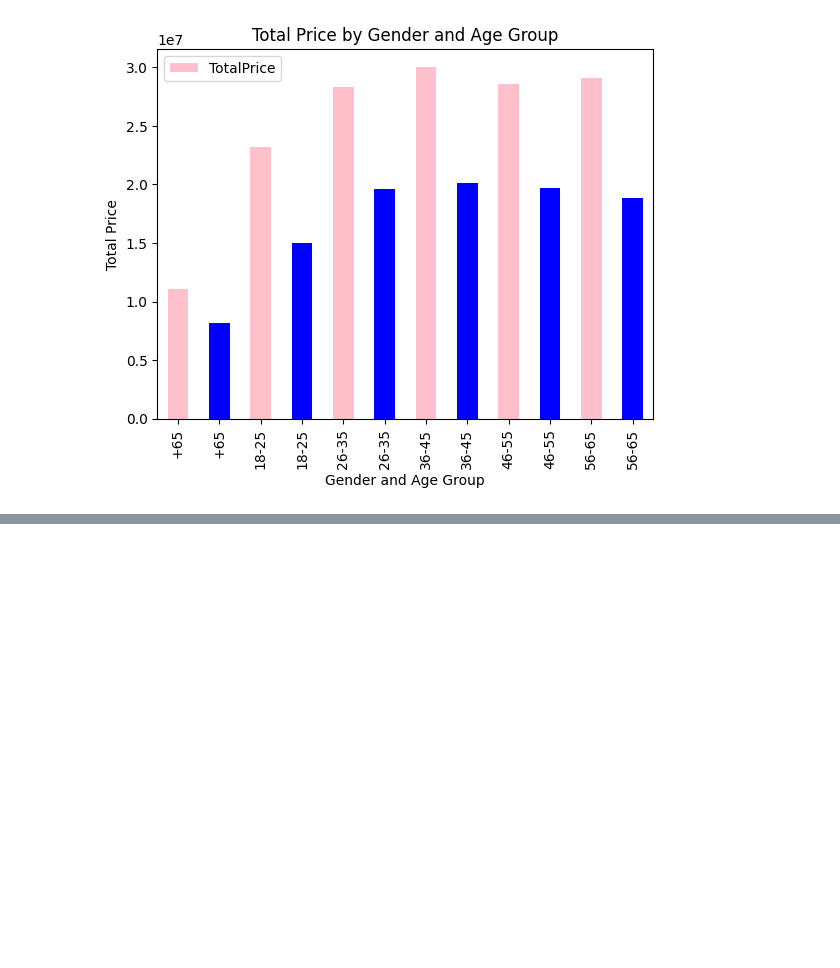
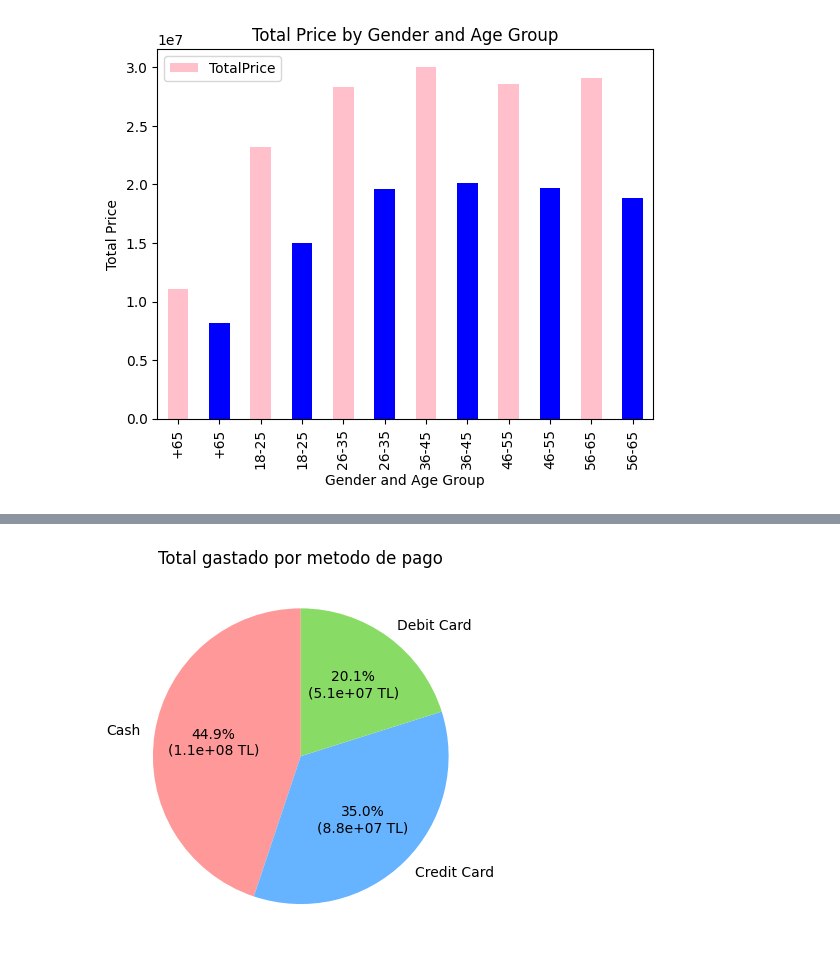
Before and after one commit to Gdiaz097/Retail-dataset, a Jupyter notebook: retail.ipynb, the cells around one changed output, grey strips where cells are left out. Cells and saved outputs as stored; diff of their text form; code cells hidden in the pictures; blank space fills up the shorter version.

```diff
--- a/retail.ipynb
+++ b/retail.ipynb
@@ -315,0 +340,20 @@ plt.show()
+# %%
+colors = ['#ff9999','#66b3ff', '#88DC65']
+
+def autopct_format(values):
+    def my_autopct(pct):
+        total = sum(values)
+        val = int(round(pct*total/100.0))
+        exp_val = f"{val:.1e} TL"  # Format value in scientific notation with 2 decimals
+        return f'{pct:.1f}%\n({exp_val})'
+    return my_autopct
+
+
+# Create the pie chart
+plt.pie(df_methodsPrice, labels=df_methodsPrice.index, autopct=autopct_format(df_methodsPrice), startangle=90, colors=colors)
+
+# Add title and show the chart
+plt.title('Total gastado por metodo de pago')
+plt.show()
+# %% [output]
+[figure, added]
```
Also changed, not shown: parts of 6 cells of this notebook.
